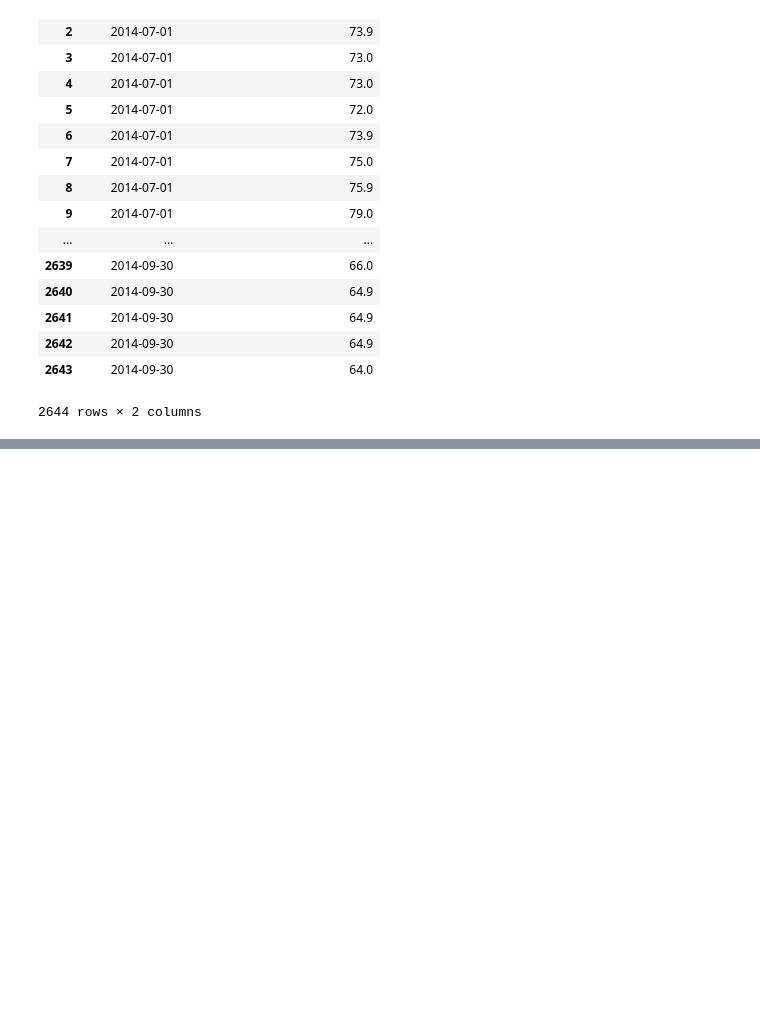
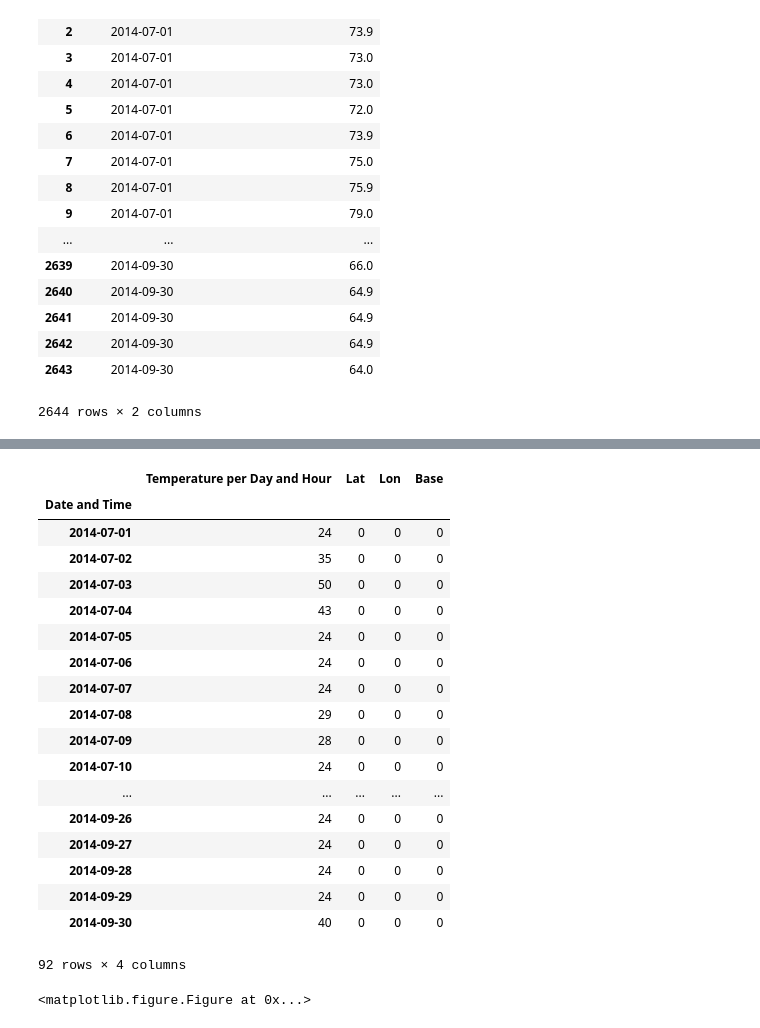
Before and after one commit to blair5431/Project1, a Jupyter notebook: wunderweather+api.ipynb, the cells around one changed output, grey strips where cells are left out. Saved outputs shown, nothing was run; the diff lists cells and outputs as text; code cells hidden in the pictures; blank space fills up the shorter version.

```diff
--- a/wunderweather+api.ipynb
+++ b/wunderweather+api.ipynb
@@ -315,4 +364,28 @@ merged_df.dropna(axis=1, how='all')
 # %%
 #frame_df["New_Temp"] = frame_df["Temperature per Day and Hour"].apply(pd.to_numeric)
 #frame_df["Clean_Date"] = pd.to_datetime(frame_df(['Date and Time'], format="%m/%d/%Y, %H").dt.date
 #frame_df["Clean_Date"] = pd.to_datetime(frame_df(['Date and Time'], format="%m/%d/%Y, %H").dt.date
+groupby_date = merged_df.groupby("Date and Time")
+groupby_date.count()
+#grouped_date= Date_Time.groupby(['Date and Time'])
+#grouped_date.count()
+# %% [output]
+|  | Temperature per Day and Hour | Lat | Lon | Base |
+| Date and Time |  |  |  |  |
+| 2014-07-01 | 24 | 0 | 0 | 0 |
+| 2014-07-02 | 35 | 0 | 0 | 0 |
+| 2014-07-03 | 50 | 0 | 0 | 0 |
+| 2014-07-04 | 43 | 0 | 0 | 0 |
+| 2014-07-05 | 24 | 0 | 0 | 0 |
+| 2014-07-06 | 24 | 0 | 0 | 0 |
+| 2014-07-07 | 24 | 0 | 0 | 0 |
+| 2014-07-08 | 29 | 0 | 0 | 0 |
+| 2014-07-09 | 28 | 0 | 0 | 0 |
+| 2014-07-10 | 24 | 0 | 0 | 0 |
+| ... | ... | ... | ... | ... |
+| 2014-09-26 | 24 | 0 | 0 | 0 |
+| 2014-09-27 | 24 | 0 | 0 | 0 |
+| 2014-09-28 | 24 | 0 | 0 | 0 |
+| 2014-09-29 | 24 | 0 | 0 | 0 |
+| 2014-09-30 | 40 | 0 | 0 | 0 |
+92 rows × 4 columns
@@ -320,0 +392,5 @@ merged_df.dropna(axis=1, how='all')
+# %%
+my_plot = groupby_date["Temperature per Day and Hour"].plot(kind='bar')
+plt.figure(figsize=(20,50))
+# %% [output]
+<matplotlib.figure.Figure at 0x...>
```
Also changed, not shown: parts of 13 cells of this notebook.
